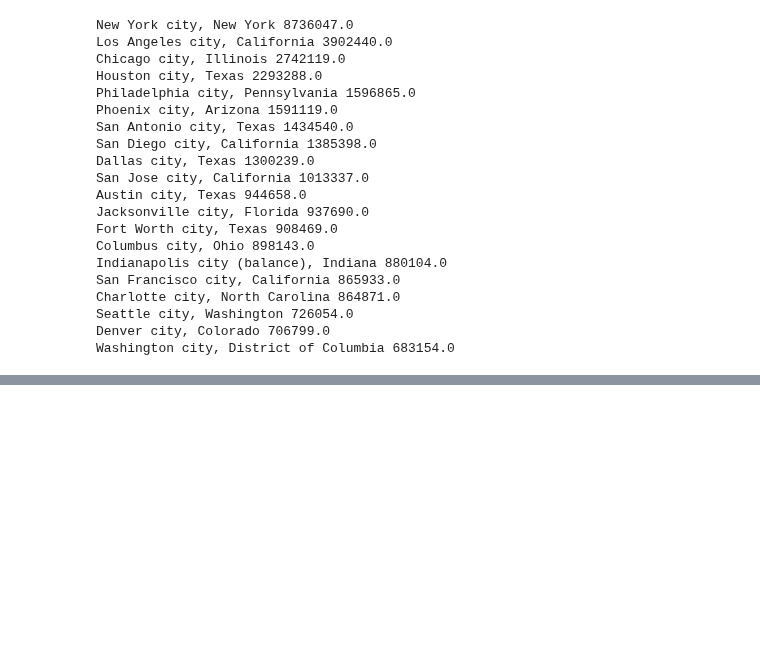
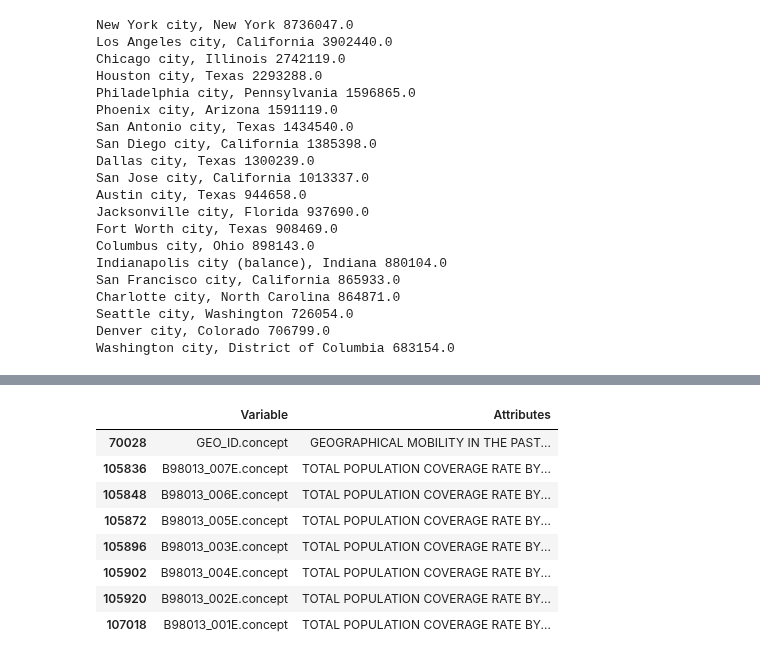
Before and after one commit to Somerville-2023/New-York-health-Inspection-Prediction, a Jupyter notebook: edwige_folder/census_explore.ipynb, the cells around one changed output, grey strips where cells are left out. Saved outputs shown, nothing was run; the diff lists cells and outputs as text; code cells hidden in the pictures; blank space fills up the shorter version.

```diff
--- a/edwige_folder/census_explore.ipynb
+++ b/edwige_folder/census_explore.ipynb
@@ -147,0 +271,19 @@ Washington city, District of Columbia 683154.0
+# %%
+# This code searchs thorugh the varable df.
+# Just replace the 'match' variable and leave teh others
+match = 'Hispanic or Latino'
+match2 = 'population'
+match3 = 'total'
+finder = df[df['Attributes'].str.contains(match, case=False, na=False) & df['Attributes'].str.contains(match2, case=False, na=False)
+           & df['Attributes'].str.contains(match3, case=False, na=False)]
+finder
+# %% [output]
+|  | Variable | Attributes |
+| 70028 | GEO_ID.concept | GEOGRAPHICAL MOBILITY IN THE PAST... |
+| 105836 | B98013_007E.concept | TOTAL POPULATION COVERAGE RATE BY... |
+| 105848 | B98013_006E.concept | TOTAL POPULATION COVERAGE RATE BY... |
+| 105872 | B98013_005E.concept | TOTAL POPULATION COVERAGE RATE BY... |
+| 105896 | B98013_003E.concept | TOTAL POPULATION COVERAGE RATE BY... |
+| 105902 | B98013_004E.concept | TOTAL POPULATION COVERAGE RATE BY... |
+| 105920 | B98013_002E.concept | TOTAL POPULATION COVERAGE RATE BY... |
+| 107018 | B98013_001E.concept | TOTAL POPULATION COVERAGE RATE BY... |
```
Also changed, not shown: parts of 15 cells of this notebook.
